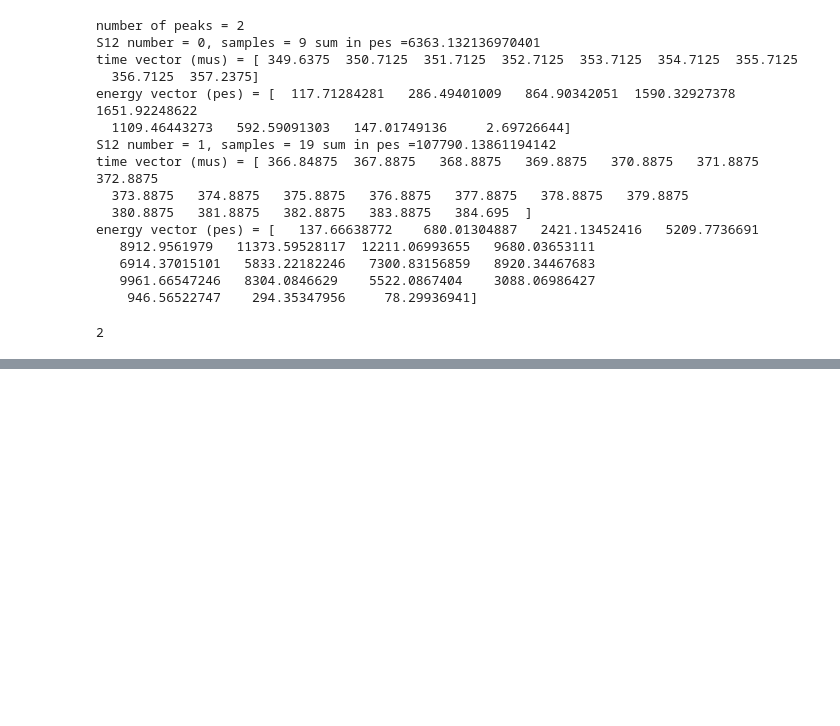
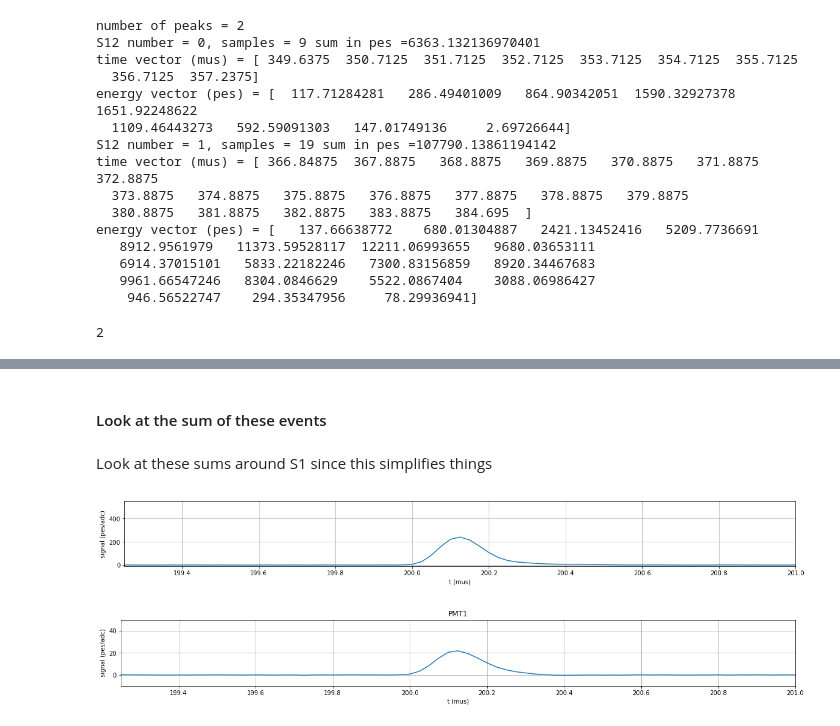
Before and after one commit to abotas/ICARO, a Jupyter notebook: icaro/Kryptonite/SelectWaveforms.ipynb, the cells around one changed output, grey strips where cells are left out. Drawn from its saved outputs; the diff is of its cells as text; code cells hidden in the pictures; blank space fills up the shorter version.

```diff
--- a/icaro/Kryptonite/SelectWaveforms.ipynb
+++ b/icaro/Kryptonite/SelectWaveforms.ipynb
@@ -392 +392,28 @@ for s2 in epm.S2:
 ... (13 outputs left out)
+# %% [markdown]
+#### Look at the sum of these events
+# %%
+csum_sum    = np.zeros((52000,)   , dtype=np.float32)
+CAL_PMT_sum = np.zeros((11, 52000), dtype=np.float32)
+for ev in range(len(spmtrwf)):
+    epm.calibrated_pmt_and_csum(ev, spmtrwf)
+    CAL_PMT_sum += epm.CAL_PMT
+    csum_sum    += epm.csum
+# %% [markdown]
+Look at these sums around S1 since this simplifies things
+# %%
+plot_signal_vs_time_mus(csum_sum,
+                                 t_min      =    199.25,
+                                 t_max      =    201,
+                                 signal_min =    -1*len(spmtrwf),
+                                 signal_max =  11*5*len(spmtrwf), figsize=(20,2))
+for i in range(11):
+    plot_signal_vs_time_mus(CAL_PMT_sum[i],
+                                 t_min      =    199.25,
+                                 t_max      =    201,
+                                 signal_min =    -1*len(spmtrwf),
+                                 signal_max =  5*len(spmtrwf), figsize=(20,2))
+    plt.title(DataPMT.PmtID.values[i])
+# %% [output]
+[figure, added]
+[figure, added]
```
Also changed, not shown: parts of 6 cells of this notebook.
